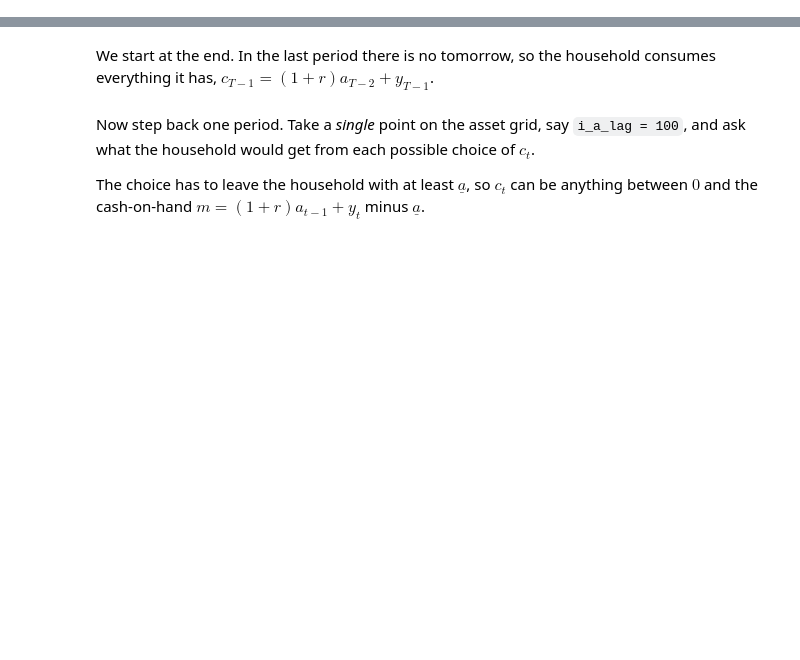
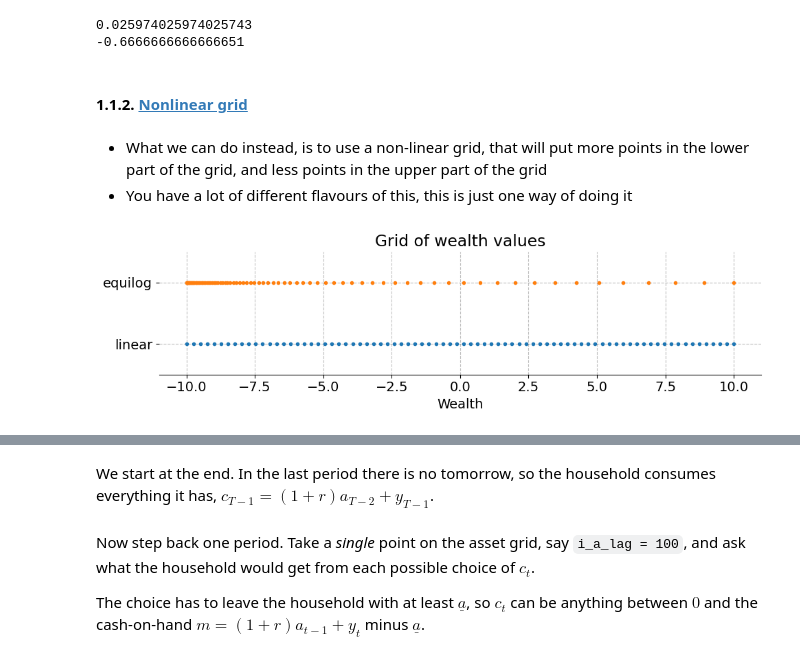
Before and after one commit to NumEconCopenhagen/AdvMacroHet, a Jupyter notebook: 02-03-Consumption-Saving/02_vfi_pih.ipynb, the cells around one changed output, grey strips where cells are left out. Cells and saved outputs as stored; diff of their text form; code cells hidden in the pictures; blank space fills up the shorter version.

```diff
--- a/02-03-Consumption-Saving/02_vfi_pih.ipynb
+++ b/02-03-Consumption-Saving/02_vfi_pih.ipynb
@@ -28,0 +107,43 @@ from consav.golden_section_search import optimizer
+# %%
+# for a rich household
+print((a_grid[-1]-a_grid[-2]) / a_grid[-2])
+
+# for a poor household
+print((a_grid[40]-a_grid[41]) / a_grid[41])
+# %% [output]
+0.025974025974025743
+-0.6666666666666651
+# %% [markdown]
+#### 1.1.2. <a id='toc1_1_2_'></a>[Nonlinear grid](#toc0_)
+# %% [markdown]
+- What we can do instead, is to use a non-linear grid, that will put more points in the lower part of the grid, and less points in the upper part of the grid
+- You have a lot of different flavours of this, this is just one way of doing it
+# %%
+def equilogspace(x_min,x_max,n):
+    """ grid from x_min to x_max, (close to) equidistant in logs """
+
+    pivot = np.abs(x_min) + 0.25
+    grid = np.geomspace(x_min+pivot,x_max+pivot,n) - pivot
+    grid[0] = x_min
+
+    return grid
+# %%
+amin = -10.0 # lowest value of wealth
+amax = 10.0 # highest value of wealth
+Na = 80 # number of points in the grid
+
+a_grid_nonlin = equilogspace(amin,amax,Na) # grid of wealth values
+
+# plot both grids on top of each other
+plt.figure(figsize=(10,3))
+plt.plot(a_grid,np.zeros(Na),'o',color=colors[0],markersize=3)
+plt.plot(a_grid_nonlin,np.ones(Na),'o',color=colors[1],markersize=3)
+plt.yticks([0,1],['linear','equilog'])
+plt.ylim(-0.5,1.5)
+plt.title('Grid of wealth values')
+plt.xlabel('Wealth')
+plt.gca().spines[['left','right','top']].set_visible(False)
+plt.tight_layout()
+plt.show()
+# %% [output]
+[figure, added]
```
Also changed, not shown: parts of 100 cells of this notebook, 29 other files.
